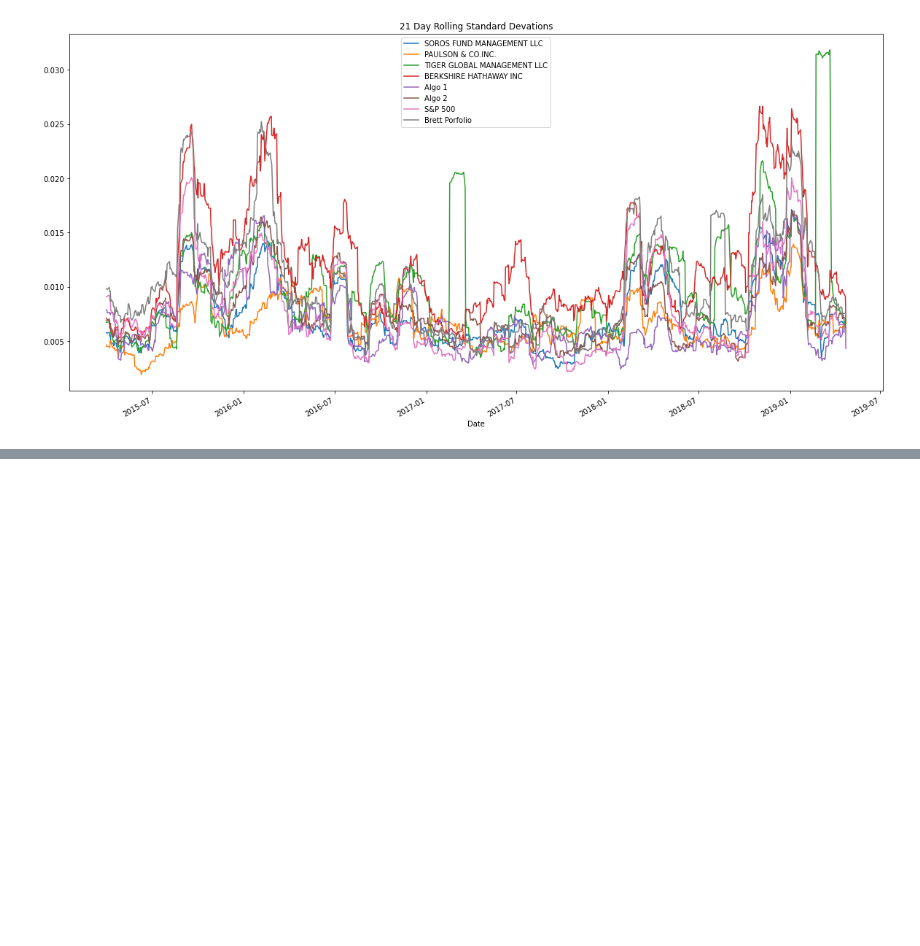
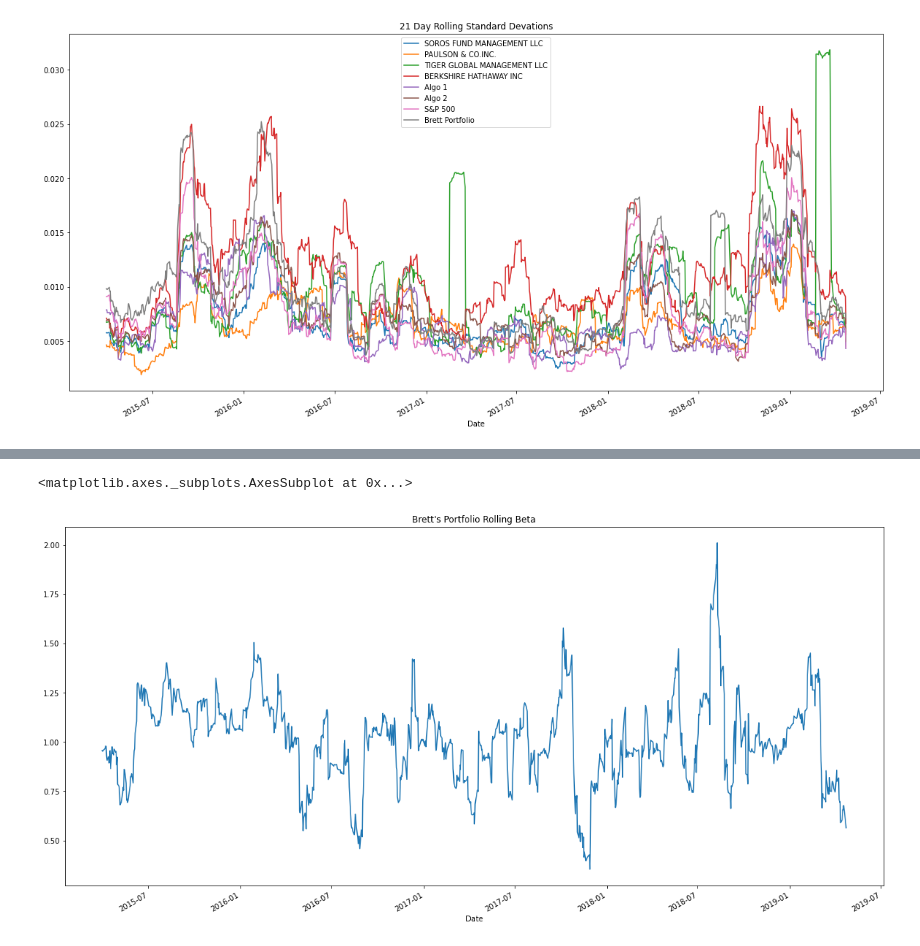
Before and after one commit to brettauc/pandas-homework, a Jupyter notebook: whale_analysis.ipynb, the cells around one changed output, grey strips where cells are left out. Cells and saved outputs as stored; diff of their text form; code cells hidden in the pictures; blank space fills up the shorter version.

```diff
--- a/whale_analysis.ipynb
+++ b/whale_analysis.ipynb
@@ -608,0 +634,10 @@ all_rolling_std.plot(figsize=(20,10), title="21 Day Rolling Standard Devations")
+# %%
+# Beta
+# YOUR CODE HERE
+brett_port_rolling_covariance = all_daily_returns['Brett Portfolio'].rolling(window=21).cov(all_daily_returns['S&P 500'])
+rolling_sp500_variance = all_daily_returns['S&P 500'].rolling(window=21).var()
+b_port_rolling_beta = brett_port_rolling_covariance / rolling_sp500_variance
+b_port_rolling_beta.plot(figsize=(20,10), title="Brett's Portfolio Rolling Beta")
+# %% [output]
+<matplotlib.axes._subplots.AxesSubplot at 0x...>
+[figure, added]
```
Also changed, not shown: parts of 7 cells of this notebook.
